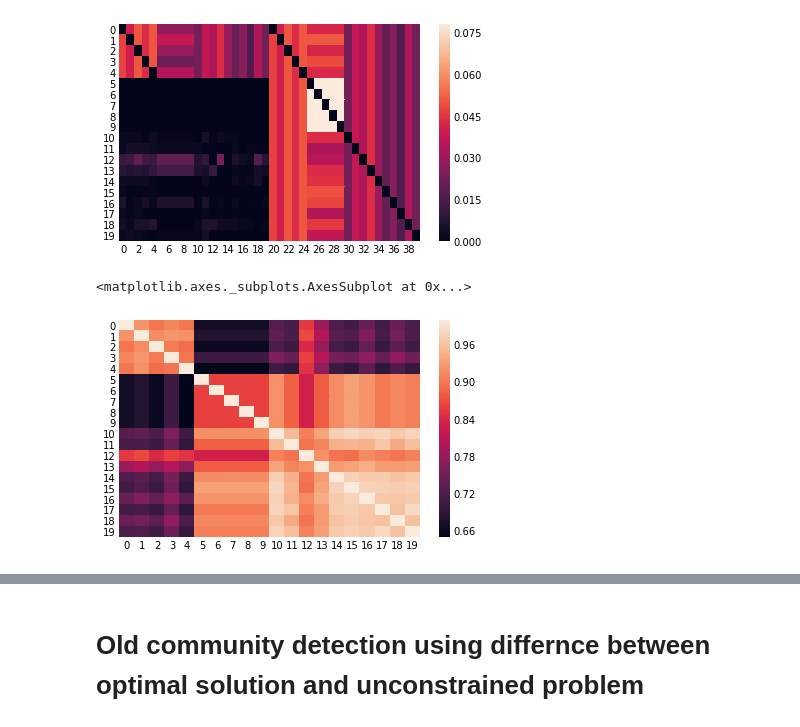
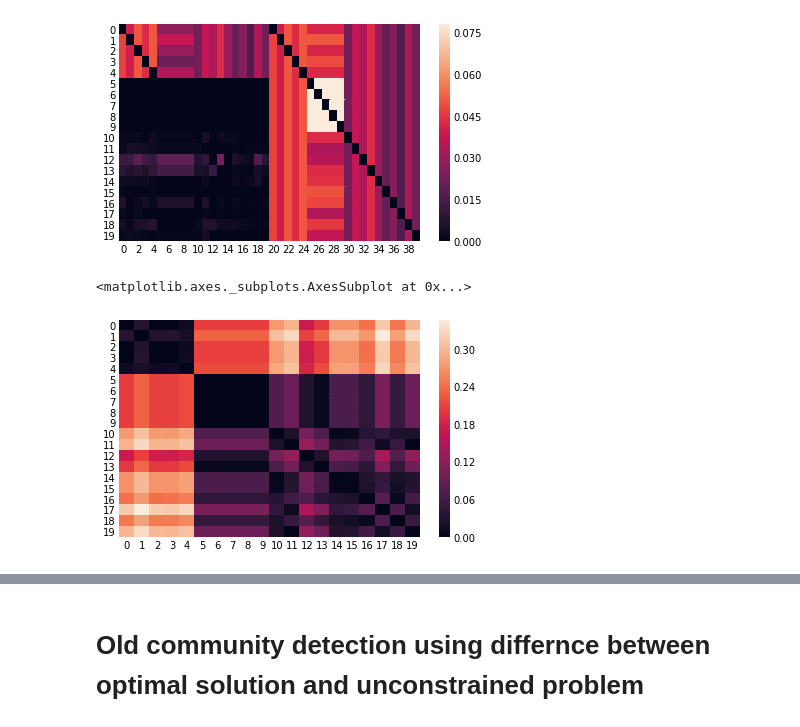
Before and after one commit to lpfann/fri, a Jupyter notebook: notebooks/Test_comm_detection-Copy1.ipynb, the cells around one changed output, grey strips where cells are left out. Drawn from its saved outputs; the diff is of its cells as text; code cells hidden in the pictures.

Commit message:
changed group clustering to max clust approach moved exp_tools changed eval script

```diff
--- a/notebooks/Test_comm_detection-Copy1.ipynb
+++ b/notebooks/Test_comm_detection-Copy1.ipynb
@@ -57,4 +57,4 @@ array([[ 0.17111168,  0.21801947],
 # %%
 from exp_tools import *
 # %%
-clust, link, feat_points,dist_mat = fri.community_detection2(X_scaled,y)
+clust, link, feat_points,dist_mat = fri.community_detection2(X_scaled,y,mode="both")
@@ -79,7 +86,7 @@ cosine = scipy.spatial.distance.squareform(scipy.spatial.distance.pdist(feat_poi
 # %%
-sns.heatmap(1-cosine)
+sns.heatmap(dist_mat)
 # %% [output]
 <matplotlib.axes._subplots.AxesSubplot at 0x...>
-[figure, old version]
+[figure, new version]
 # %%
 p = plot_dendrogram_and_intervals(fri.interval_,link)
```
Also changed, not shown: parts of 10 cells of this notebook, 3 other files.
